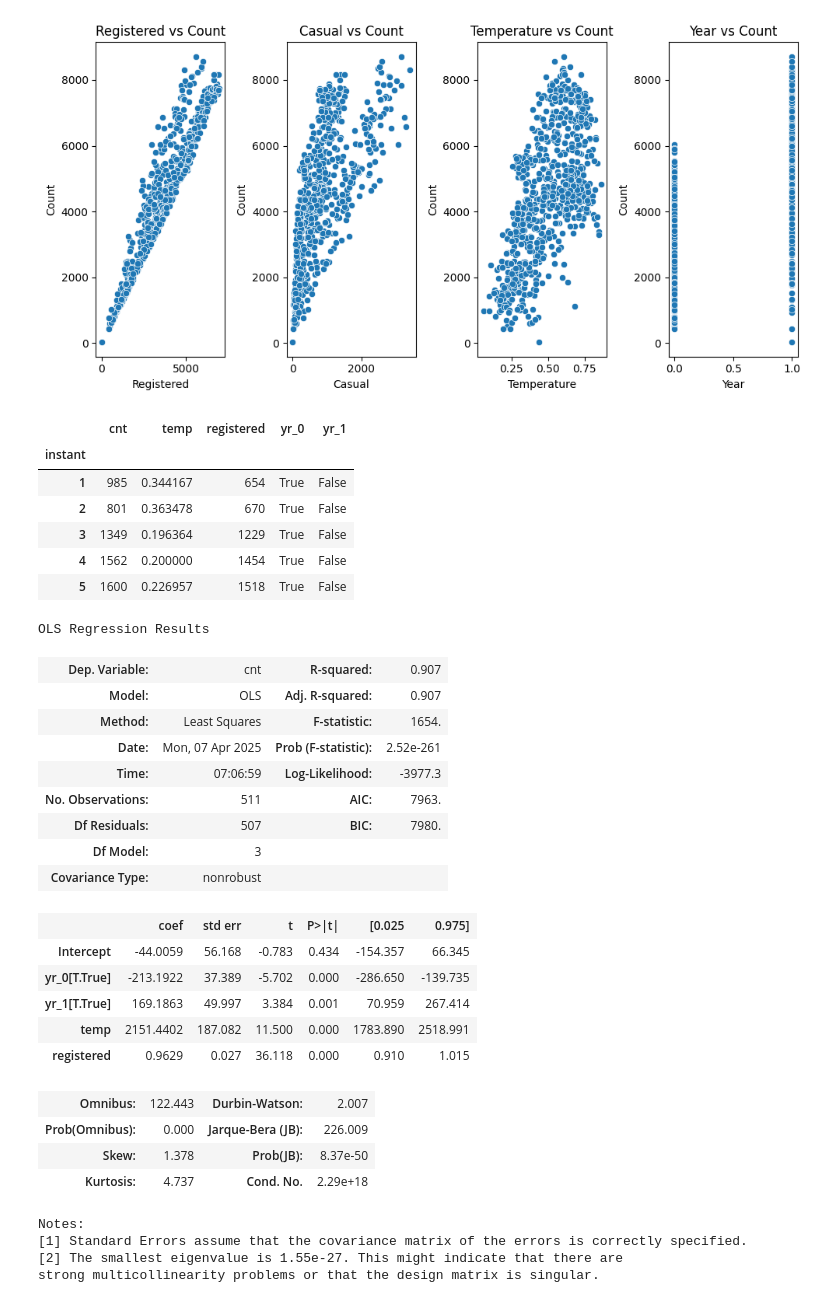
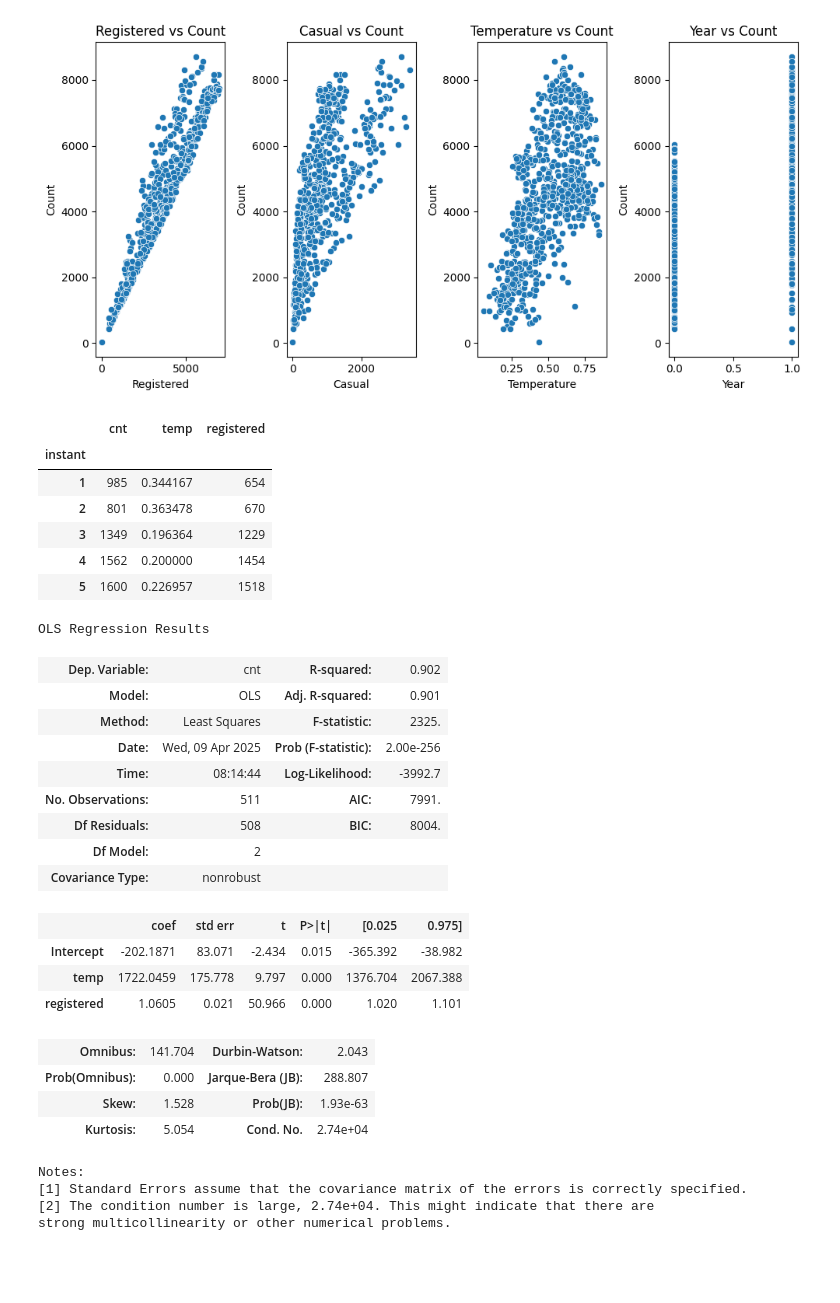
Before and after one commit to baha-celik-acn/internship-deliverables, a Jupyter notebook: BikeSharing/BikeSharing.ipynb, the cells around one changed output. Drawn from its saved outputs; the diff is of its cells as text; code cells hidden in the pictures; blank space fills up the shorter version.

```diff
--- a/BikeSharing/BikeSharing.ipynb
+++ b/BikeSharing/BikeSharing.ipynb
@@ -127,55 +128,54 @@ plt.show()
 [figure]
 # %%
 #preparing the data for ols
-linear_data = df_day[['cnt', 'temp', 'yr', 'registered']]
-
+linear_data = df_day[['cnt', 'temp', 'registered']]
+#removed 'yr' because it is a categorical variable and wasnt contributing much
 #one hot encoding the categorical variable (year)
-year_dummies = pd.get_dummies(df_day['yr'], prefix='yr')
-linear_data = pd.concat([linear_data, year_dummies], axis=1)
-linear_data = linear_data.drop(columns=['yr'])
-
+# year_dummies = pd.get_dummies(df_day['yr'], prefix='yr')
+# linear_data = pd.concat([linear_data, year_dummies], axis=1)
+# linear_data = linear_data.drop(columns=['yr'])
+X = linear_data.drop(columns=['cnt'])
+y = linear_data['cnt']
 x_train, x_test, y_train, y_test = train_test_split(linear_data.drop(columns=['cnt']), linear_data['cnt'], test_size=0.3, random_state=42)
 # %%
 linear_data.head()
 # %% [output]
-|  | cnt | temp | registered | yr_0 | yr_1 |
-| instant |  |  |  |  |  |
-| 1 | 985 | 0.344167 | 654 | True | False |
-| 2 | 801 | 0.363478 | 670 | True | False |
-| 3 | 1349 | 0.196364 | 1229 | True | False |
-| 4 | 1562 | 0.200000 | 1454 | True | False |
-| 5 | 1600 | 0.226957 | 1518 | True | False |
+|  | cnt | temp | registered |
+| instant |  |  |  |
+| 1 | 985 | 0.344167 | 654 |
+| 2 | 801 | 0.363478 | 670 |
+| 3 | 1349 | 0.196364 | 1229 |
+| 4 | 1562 | 0.200000 | 1454 |
+| 5 | 1600 | 0.226957 | 1518 |
 # %%
 #creating the model
-ols_formula = 'cnt ~ temp + yr_0 + yr_1 + registered'
+ols_formula = 'cnt ~ temp + registered'
 OLS = ols(formula=ols_formula, data=pd.concat([x_train, y_train], axis=1))
 OLS_model = OLS.fit()
 OLS_model.summary()
 # %% [output]
 OLS Regression Results
-| Dep. Variable: | cnt | R-squared: | 0.907 |
-| Model: | OLS | Adj. R-squared: | 0.907 |
-| Method: | Least Squares | F-statistic: | 1654. |
-| Date: | Mon, 07 Apr 2025 | Prob (F-statistic): | 2.52e-261 |
-| Time: | 07:06:59 | Log-Likelihood: | -3977.3 |
-| No. Observations: | 511 | AIC: | 7963. |
-| Df Residuals: | 507 | BIC: | 7980. |
-| Df Model: | 3 |  |  |
+| Dep. Variable: | cnt | R-squared: | 0.902 |
+| Model: | OLS | Adj. R-squared: | 0.901 |
+| Method: | Least Squares | F-statistic: | 2325. |
+| Date: | Wed, 09 Apr 2025 | Prob (F-statistic): | 2.00e-256 |
+| Time: | 08:14:44 | Log-Likelihood: | -3992.7 |
+| No. Observations: | 511 | AIC: | 7991. |
+| Df Residuals: | 508 | BIC: | 8004. |
+| Df Model: | 2 |  |  |
 | Covariance Type: | nonrobust |  |  |
 |  | coef | std err | t | P>|t| | [0.025 | 0.975] |
-| Intercept | -44.0059 | 56.168 | -0.783 | 0.434 | -154.357 | 66.345 |
-| yr_0[T.True] | -213.1922 | 37.389 | -5.702 | 0.000 | -286.650 | -139.735 |
-| yr_1[T.True] | 169.1863 | 49.997 | 3.384 | 0.001 | 70.959 | 267.414 |
-| temp | 2151.4402 | 187.082 | 11.500 | 0.000 | 1783.890 | 2518.991 |
-| registered | 0.9629 | 0.027 | 36.118 | 0.000 | 0.910 | 1.015 |
+| Intercept | -202.1871 | 83.071 | -2.434 | 0.015 | -365.392 | -38.982 |
+| temp | 1722.0459 | 175.778 | 9.797 | 0.000 | 1376.704 | 2067.388 |
+| registered | 1.0605 | 0.021 | 50.966 | 0.000 | 1.020 | 1.101 |
-| Omnibus: | 122.443 | Durbin-Watson: | 2.007 |
-| Prob(Omnibus): | 0.000 | Jarque-Bera (JB): | 226.009 |
-| Skew: | 1.378 | Prob(JB): | 8.37e-50 |
-| Kurtosis: | 4.737 | Cond. No. | 2.29e+18 |
+| Omnibus: | 141.704 | Durbin-Watson: | 2.043 |
+| Prob(Omnibus): | 0.000 | Jarque-Bera (JB): | 288.807 |
+| Skew: | 1.528 | Prob(JB): | 1.93e-63 |
+| Kurtosis: | 5.054 | Cond. No. | 2.74e+04 |
 Notes:
 [1] Standard Errors assume that the covariance matrix of the errors is correctly specified.
-[2] The smallest eigenvalue is 1.55e-27. This might indicate that there are
-strong multicollinearity problems or that the design matrix is singular.
+[2] The condition number is large, 2.74e+04. This might indicate that there are
+strong multicollinearity or other numerical problems.
 # %%
 #predicting the values
 predictions = OLS_model.predict(x_test)
```
Also changed, not shown: parts of 4 cells of this notebook, 1 other file.
